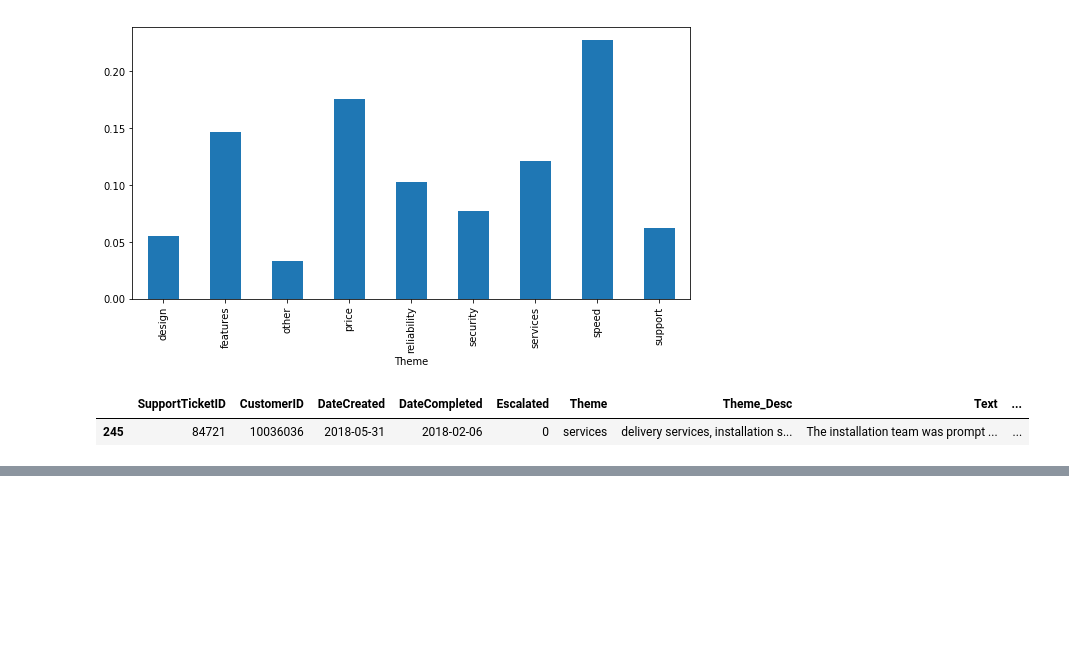
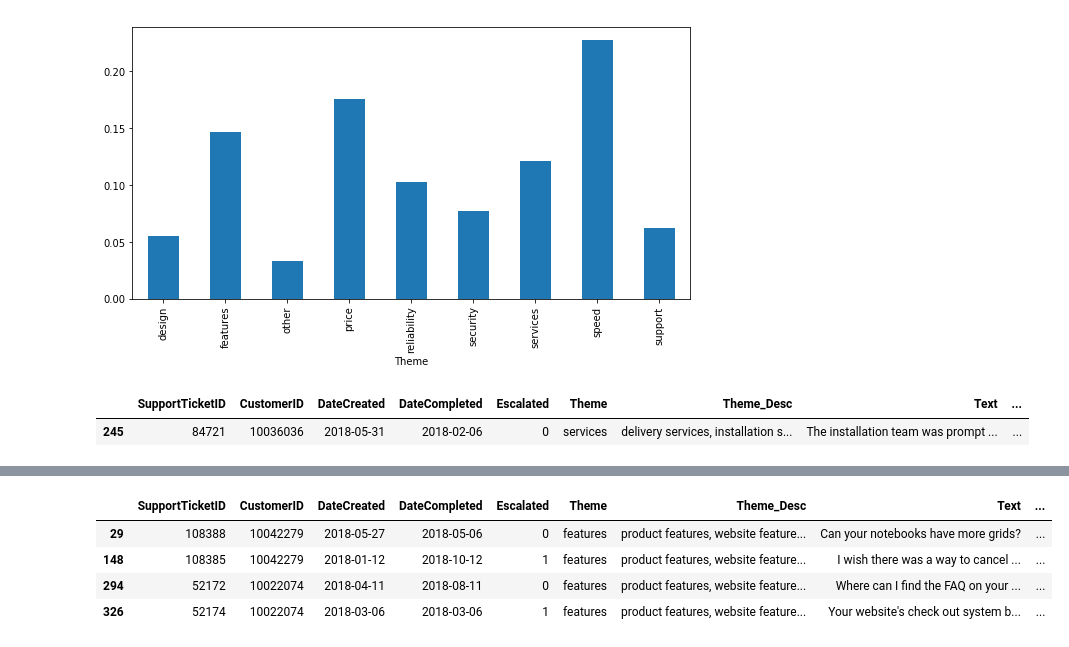
Before and after one commit to arag1/microsoftxpieDatathon, a Jupyter notebook: Scripts/exploration.ipynb, the cells around one changed output, grey strips where cells are left out. Saved outputs shown, nothing was run; the diff lists cells and outputs as text; code cells hidden in the pictures; blank space fills up the shorter version.

```diff
--- a/Scripts/exploration.ipynb
+++ b/Scripts/exploration.ipynb
@@ -92,0 +148,8 @@ susProcessTime[susProcessTime['Theme'] == 'services']
+# %%
+data[data['CustomerID'].isin(['10022074', '10042279'])]
+# %% [output]
+|  | SupportTicketID | CustomerID | DateCreated | DateCompleted | Escalated | Theme | Theme_Desc | Text | ... |
+| 29 | 108388 | 10042279 | 2018-05-27 | 2018-05-06 | 0 | features | product features, website feature... | Can your notebooks have more grids? | ... |
+| 148 | 108385 | 10042279 | 2018-01-12 | 2018-10-12 | 1 | features | product features, website feature... | I wish there was a way to cancel ... | ... |
+| 294 | 52172 | 10022074 | 2018-04-11 | 2018-08-11 | 0 | features | product features, website feature... | Where can I find the FAQ on your ... | ... |
+| 326 | 52174 | 10022074 | 2018-03-06 | 2018-03-06 | 1 | features | product features, website feature... | Your website's check out system b... | ... |
```
Also changed, not shown: parts of 11 cells of this notebook.
